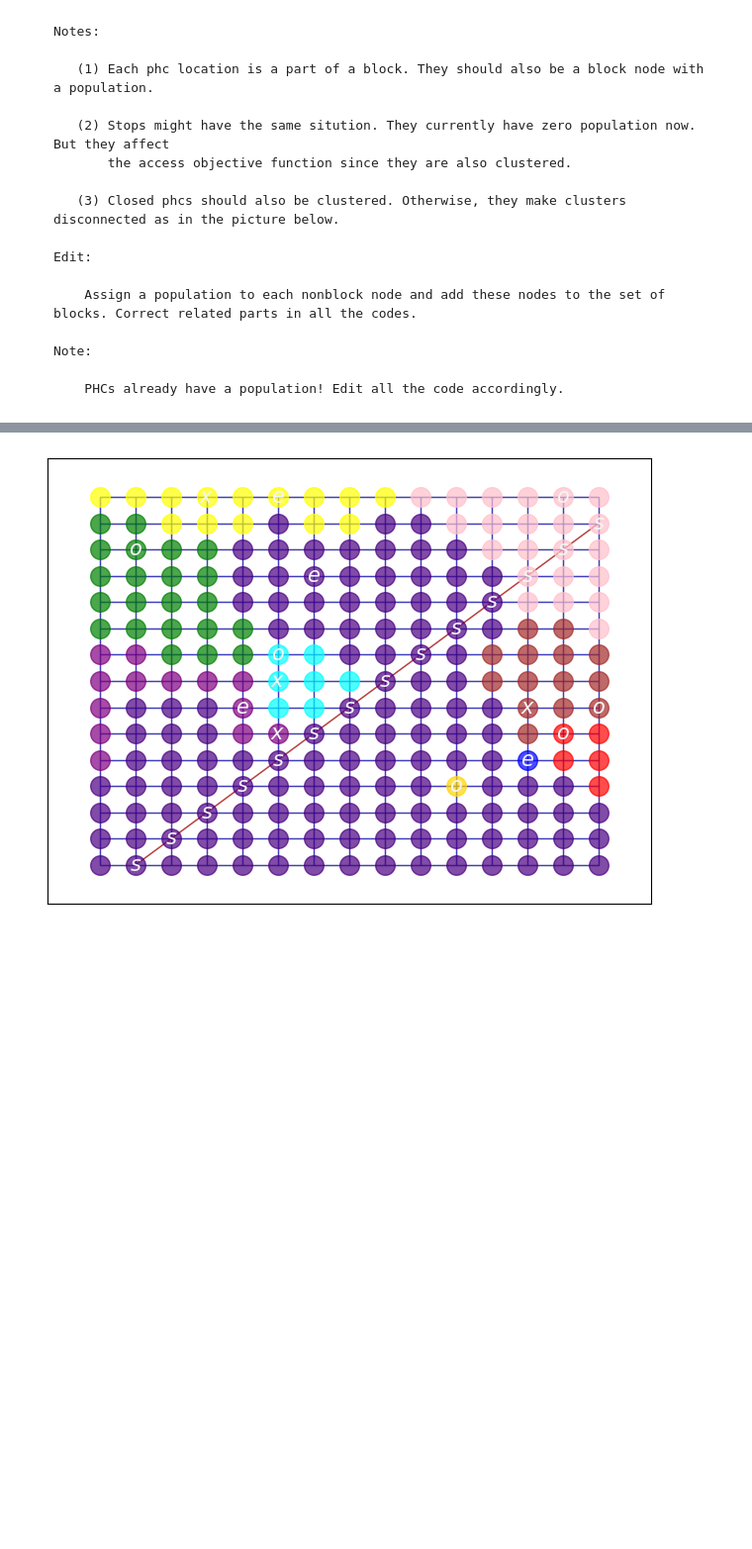
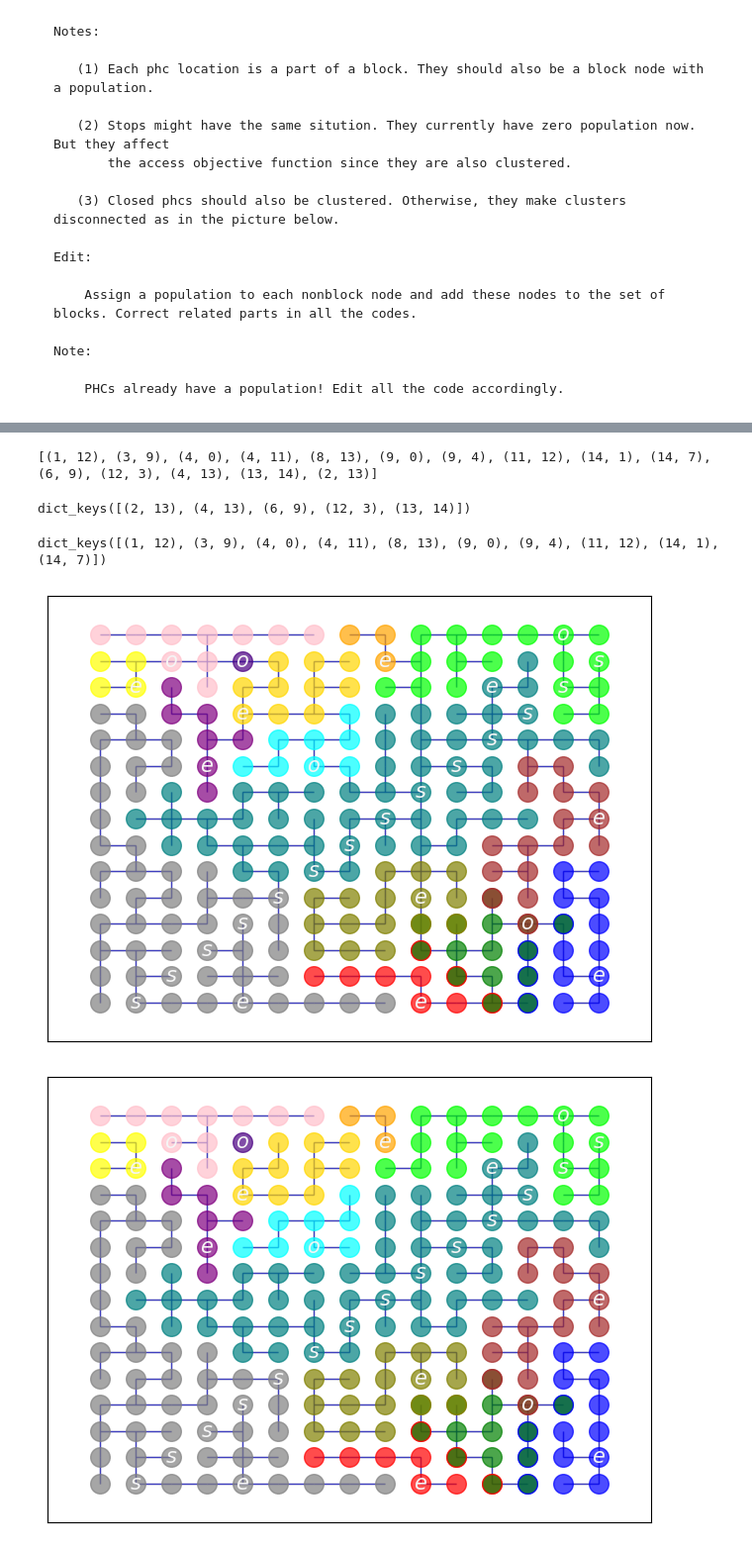
Before and after one commit to kirtisoglu/Chicago-ENCOUNTER-Network-Design, a Jupyter notebook: ricca/main2.ipynb, the cells around one changed output, grey strips where cells are left out. Shown at 99% size. Drawn from its saved outputs; the diff is of its cells as text; code cells hidden in the pictures; blank space fills up the shorter version.

Commit message:
initial solution is fixed

```diff
--- a/ricca/main2.ipynb
+++ b/ricca/main2.ipynb
@@ -158,4 +112,26 @@ number of components in origin - after =  1
 # %%
-plot.plot_graph_clusters(G, V_stops, V_possible, V_existing, all_facilities, centers1, node_size, solution, boundaries1, origin1)
+#plot.plot_graph_clusters(G, V_stops, V_possible, V_existing, all_facilities, centers1, node_size, solution, boundaries1, origin1)
-# %% [output]
-[figure, removed]
+# %%
+k = 5
+
+seeds = sampling.random_centers(V_existing, V_possible, k)
+partitioned_tree, spanning_tree, solution, popul = search.generate_initial_partition(G, grid, seeds)
+origin, boundaries, neighborhood = search.exact_neighborhood(G, solution)
+# %%
+print(seeds)
+# %% [output]
+[(1, 12), (3, 9), (4, 0), (4, 11), (8, 13), (9, 0), (9, 4), (11, 12), (14, 1), (14, 7), (6, 9), (12, 3), (4, 13), (13, 14), (2, 13)]
+# %%
+V_possible.keys()
+# %% [output]
+dict_keys([(2, 13), (4, 13), (6, 9), (12, 3), (13, 14)])
+# %%
+V_existing.keys()
+# %% [output]
+dict_keys([(1, 12), (3, 9), (4, 0), (4, 11), (8, 13), (9, 0), (9, 4), (11, 12), (14, 1), (14, 7)])
+# %%
+plot.plot_graph_clusters_boundaries(spanning_tree, V_stops, V_possible, V_existing, all_facilities, seeds, node_size, solution, boundaries, origin)
+plot.plot_graph_clusters_boundaries(partitioned_tree, V_stops, V_possible, V_existing, all_facilities, seeds, node_size, solution, boundaries, origin)
+# %% [output]
+[figure, added]
+[figure, added]
```
Also changed, not shown: parts of 11 cells of this notebook, 4 other files.
